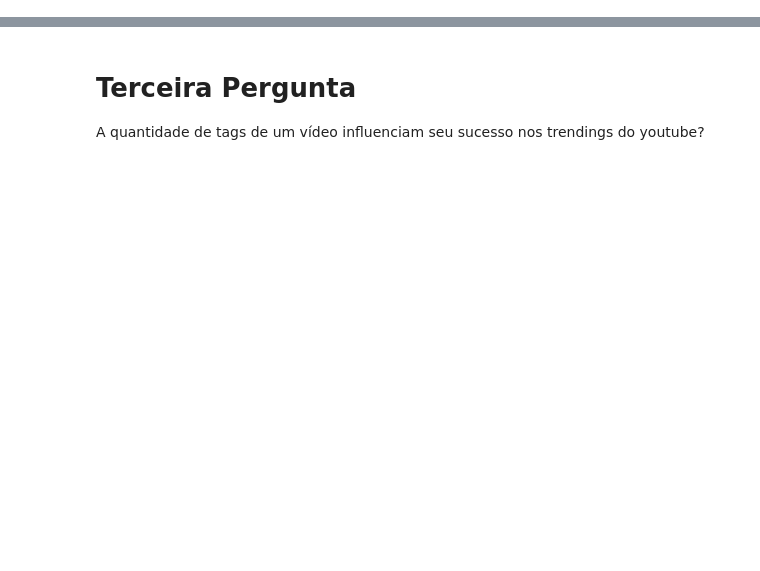
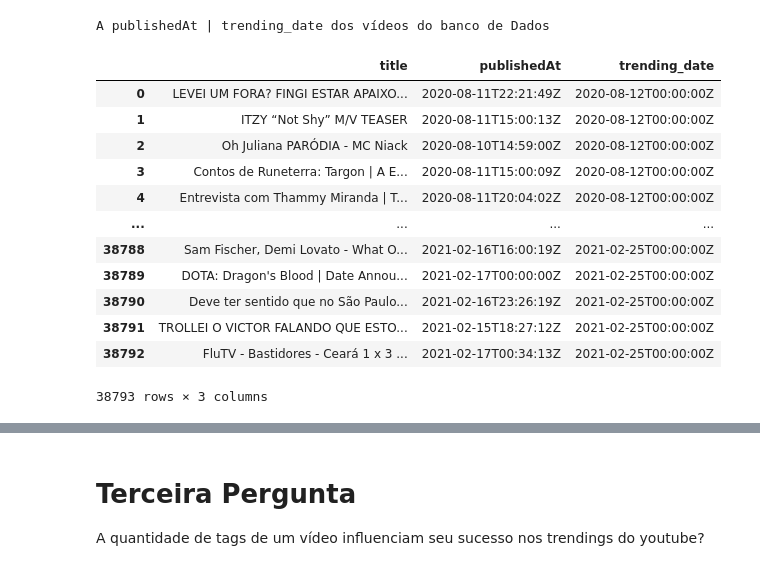
Before and after one commit to caiocaldeira3/ytdaily, a Jupyter notebook: ytdaily.ipynb, the cells around one changed output, grey strips where cells are left out. Saved outputs shown, nothing was run; the diff lists cells and outputs as text; code cells hidden in the pictures; blank space fills up the shorter version.

```diff
--- a/ytdaily.ipynb
+++ b/ytdaily.ipynb
@@ -34,0 +62,18 @@ db
+# %%
+print("A publishedAt | trending_date dos vídeos do banco de Dados")
+db[["title", "publishedAt", "trending_date"]]
+# %% [output]
+A publishedAt | trending_date dos vídeos do banco de Dados
+|  | title | publishedAt | trending_date |
+| 0 | LEVEI UM FORA? FINGI ESTAR APAIXO... | 2020-08-11T22:21:49Z | 2020-08-12T00:00:00Z |
+| 1 | ITZY “Not Shy” M/V TEASER | 2020-08-11T15:00:13Z | 2020-08-12T00:00:00Z |
+| 2 | Oh Juliana PARÓDIA - MC Niack | 2020-08-10T14:59:00Z | 2020-08-12T00:00:00Z |
+| 3 | Contos de Runeterra: Targon | A E... | 2020-08-11T15:00:09Z | 2020-08-12T00:00:00Z |
+| 4 | Entrevista com Thammy Miranda | T... | 2020-08-11T20:04:02Z | 2020-08-12T00:00:00Z |
+| ... | ... | ... | ... |
+| 38788 | Sam Fischer, Demi Lovato - What O... | 2021-02-16T16:00:19Z | 2021-02-25T00:00:00Z |
+| 38789 | DOTA: Dragon's Blood | Date Annou... | 2021-02-17T00:00:00Z | 2021-02-25T00:00:00Z |
+| 38790 | Deve ter sentido que no São Paulo... | 2021-02-16T23:26:19Z | 2021-02-25T00:00:00Z |
+| 38791 | TROLLEI O VICTOR FALANDO QUE ESTO... | 2021-02-15T18:27:12Z | 2021-02-25T00:00:00Z |
+| 38792 | FluTV - Bastidores - Ceará 1 x 3 ... | 2021-02-17T00:34:13Z | 2021-02-25T00:00:00Z |
+38793 rows × 3 columns
```
Also changed, not shown: parts of 22 cells of this notebook.
